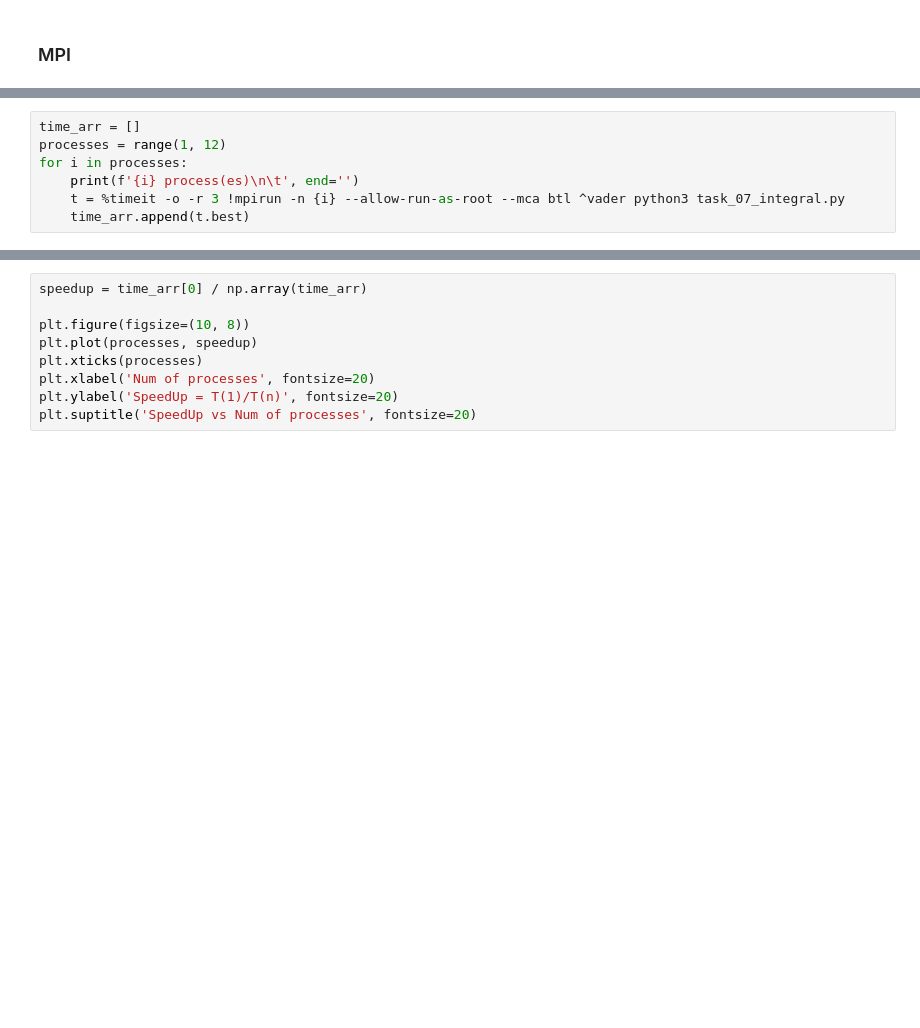
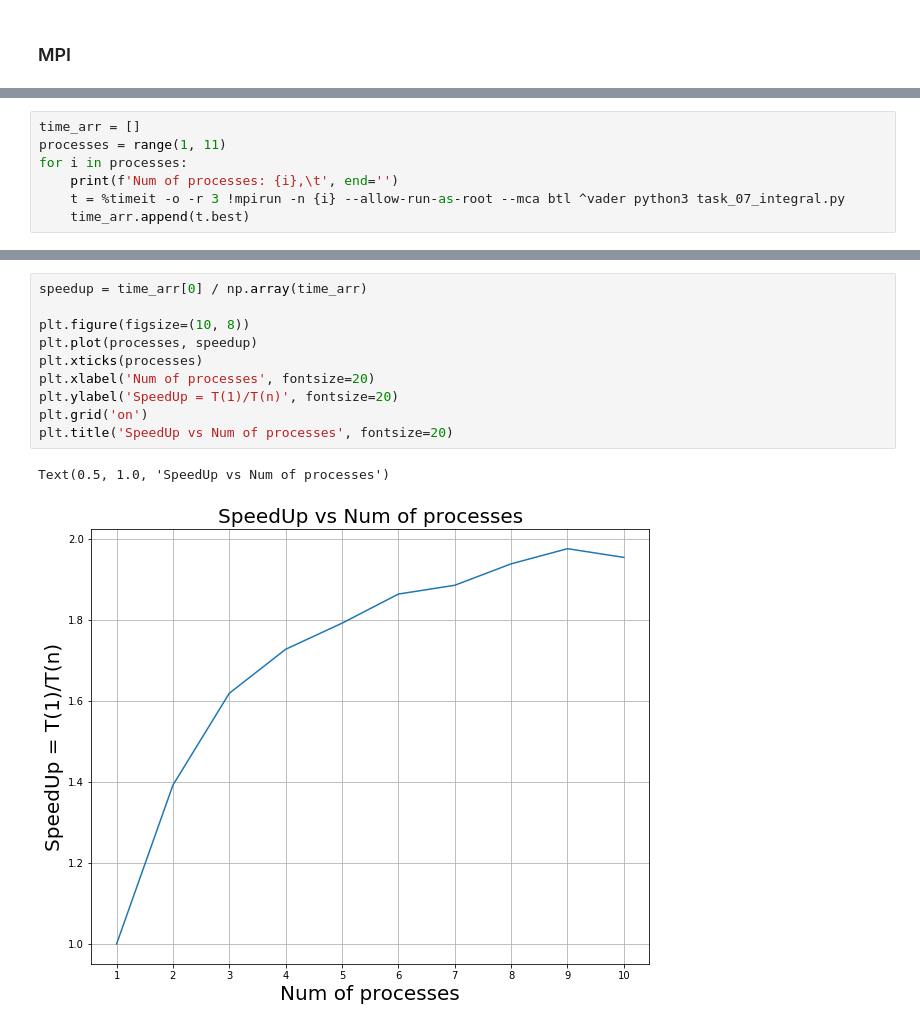
Before and after one commit to mdborisova/HPPL, a Jupyter notebook: 7_Study_an_integral.ipynb, the cells around one changed output, grey strips where cells are left out. Cells and saved outputs as stored; diff of their text form; blank space fills up the shorter version.

```diff
--- a/7_Study_an_integral.ipynb
+++ b/7_Study_an_integral.ipynb
@@ -101,9 +114,9 @@ answer = comm.reduce(received_calc, op=MPI.SUM, root=0)
 Overwriting task_07_integral.py
 # %%
 time_arr = []
-processes = range(1, 12)
+processes = range(1, 11)
 for i in processes:
-    print(f'{i} process(es)\n\t', end='')
+    print(f'Num of processes: {i},\t', end='')
     t = %timeit -o -r 3 !mpirun -n {i} --allow-run-as-root --mca btl ^vader python3 task_07_integral.py
     time_arr.append(t.best)
 # %% [output]
@@ -119,9 +133,13 @@ KeyboardInterrupt:
 # %%
 speedup = time_arr[0] / np.array(time_arr)
 
 plt.figure(figsize=(10, 8))
 plt.plot(processes, speedup)
 plt.xticks(processes)
 plt.xlabel('Num of processes', fontsize=20)
 plt.ylabel('SpeedUp = T(1)/T(n)', fontsize=20)
-plt.suptitle('SpeedUp vs Num of processes', fontsize=20)
+plt.grid('on')
+plt.title('SpeedUp vs Num of processes', fontsize=20)
+# %% [output]
+Text(0.5, 1.0, 'SpeedUp vs Num of processes')
+[figure, added]
```
Also changed, not shown: parts of 14 cells of this notebook.
